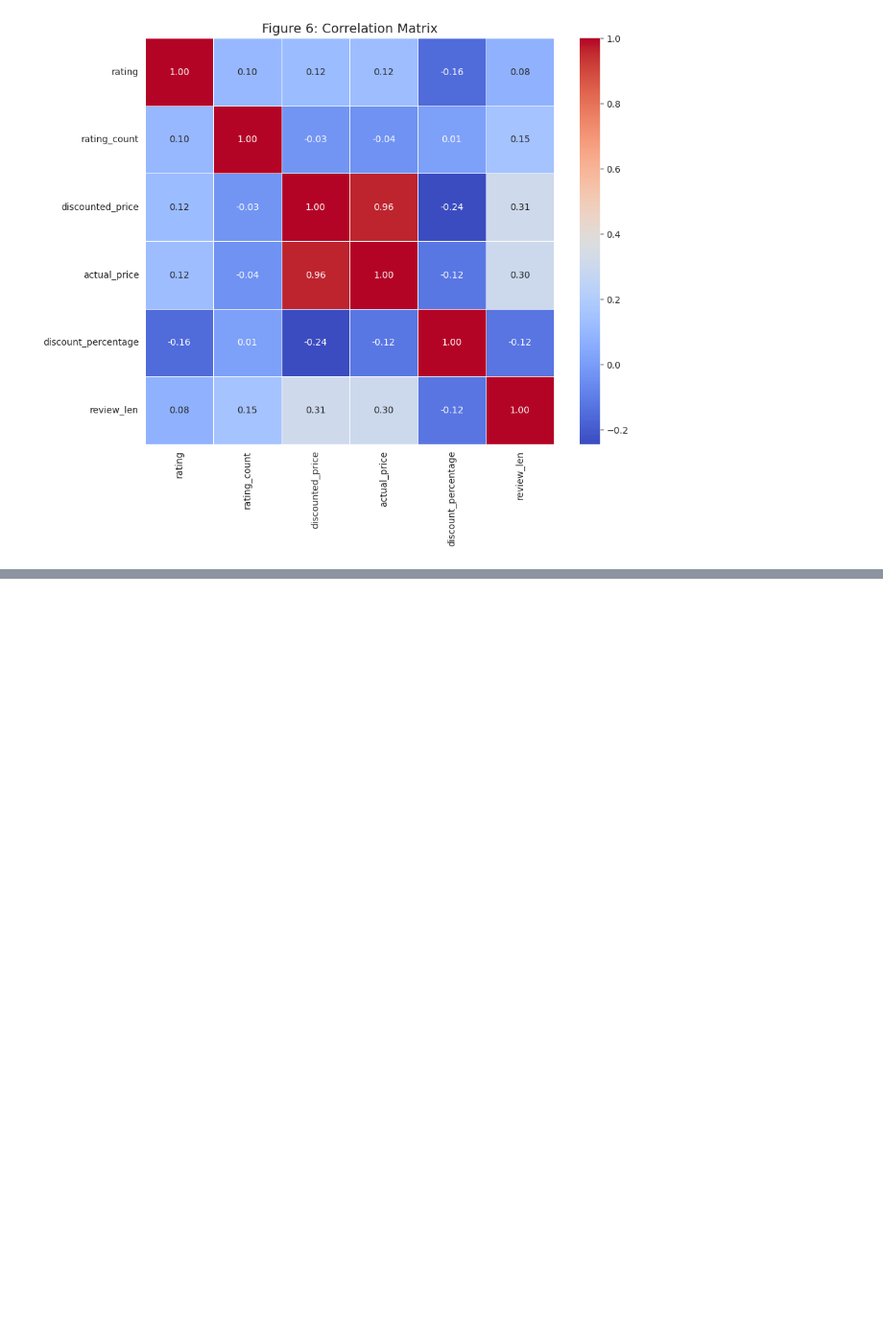
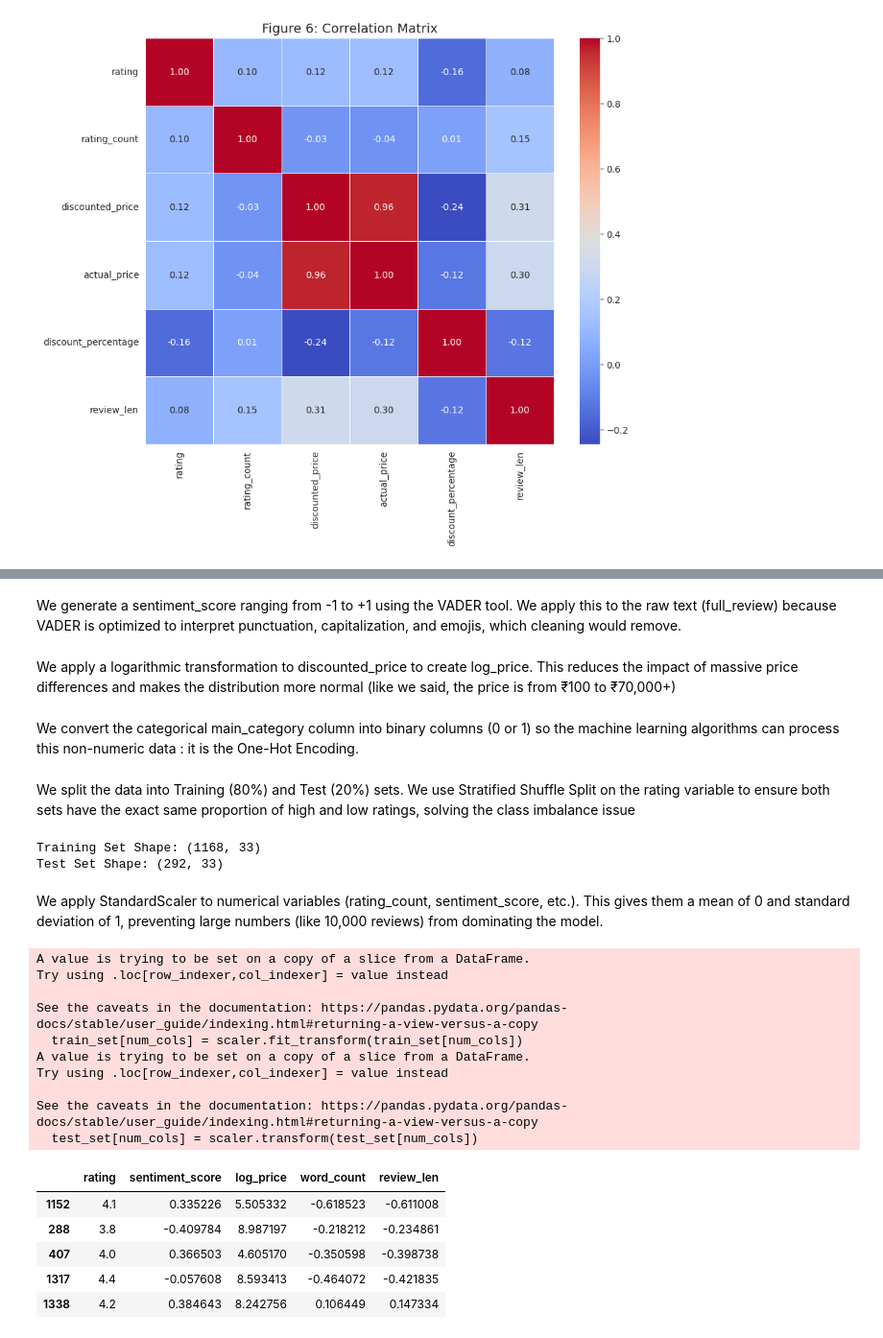
Before and after one commit to LeJ-04/amazon-products-rating-ml-project, a Jupyter notebook: ProjetML.ipynb, the cells around one changed output, grey strips where cells are left out. Shown: that part at 96% size. Cells and saved outputs as stored; diff of their text form; code cells hidden in the pictures; blank space fills up the shorter version.

```diff
--- a/ProjetML.ipynb
+++ b/ProjetML.ipynb
@@ -633,0 +626,2 @@ Device set to use cpu
+# %% [markdown]
+We generate a sentiment_score ranging from -1 to +1 using the VADER tool. We apply this to the raw text (full_review) because VADER is optimized to interpret punctuation, capitalization, and emojis, which cleaning would remove.
@@ -633,0 +633,8 @@ Device set to use cpu
+# %%
+data['sentiment_score'] = data['full_review'].apply(get_vader_score)
+# %% [markdown]
+We apply a logarithmic transformation to discounted_price to create log_price. This reduces the impact of massive price differences and makes the distribution more normal (like we said, the price is from ₹100 to ₹70,000+)
+# %%
+data['log_price'] = np.log1p(data['discounted_price'])
+# %% [markdown]
+We convert the categorical main_category column into binary columns (0 or 1) so the machine learning algorithms can process this non-numeric data : it is the One-Hot Encoding.
@@ -633,0 +643,42 @@ Device set to use cpu
+# %% [markdown]
+We split the data into Training (80%) and Test (20%) sets. We use Stratified Shuffle Split on the rating variable to ensure both sets have the exact same proportion of high and low ratings, solving the class imbalance issue
+# %%
+data['rating_rounded'] = data['rating'].round().astype(int)
+
+splitter = StratifiedShuffleSplit(n_splits=1, test_size=0.2, random_state=42)
+for train_index, test_index in splitter.split(data, data['rating_rounded']):
+    train_set = data.iloc[train_index]
+    test_set = data.iloc[test_index]
+
+print(f"Training Set Shape: {train_set.shape}")
+print(f"Test Set Shape: {test_set.shape}")
+# %% [output]
+Training Set Shape: (1168, 33)
+Test Set Shape: (292, 33)
+# %% [markdown]
+We apply StandardScaler to numerical variables (rating_count, sentiment_score, etc.). This gives them a mean of 0 and standard deviation of 1, preventing large numbers (like 10,000 reviews) from dominating the model.
+# %%
+scaler = StandardScaler()
+num_cols = ['rating_count', 'sentiment_score', 'review_len', 'word_count']
+
+train_set[num_cols] = scaler.fit_transform(train_set[num_cols])
+test_set[num_cols] = scaler.transform(test_set[num_cols])
+
+display(train_set[['rating', 'sentiment_score', 'log_price', 'word_count', 'review_len']].head())
+# %% [output]
+A value is trying to be set on a copy of a slice from a DataFrame.
+Try using .loc[row_indexer,col_indexer] = value instead
+
+See the caveats in the documentation: https://pandas.pydata.org/pandas-docs/stable/user_guide/indexing.html#returning-a-view-versus-a-copy
+  train_set[num_cols] = scaler.fit_transform(train_set[num_cols])
+A value is trying to be set on a copy of a slice from a DataFrame.
+Try using .loc[row_indexer,col_indexer] = value instead
+
+See the caveats in the documentation: https://pandas.pydata.org/pandas-docs/stable/user_guide/indexing.html#returning-a-view-versus-a-copy
+  test_set[num_cols] = scaler.transform(test_set[num_cols])
+|  | rating | sentiment_score | log_price | word_count | review_len |
+| 1152 | 4.1 | 0.335226 | 5.505332 | -0.618523 | -0.611008 |
+| 288 | 3.8 | -0.409784 | 8.987197 | -0.218212 | -0.234861 |
+| 407 | 4.0 | 0.366503 | 4.605170 | -0.350598 | -0.398738 |
+| 1317 | 4.4 | -0.057608 | 8.593413 | -0.464072 | -0.421835 |
+| 1338 | 4.2 | 0.384643 | 8.242756 | 0.106449 | 0.147334 |
```
Also changed, not shown: parts of 61 cells of this notebook.
